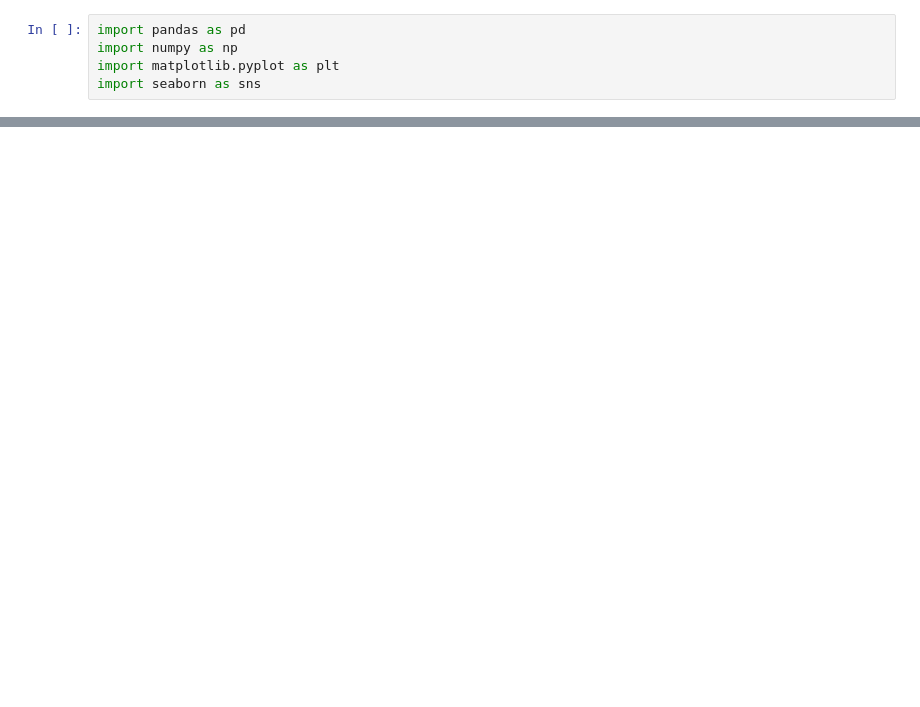
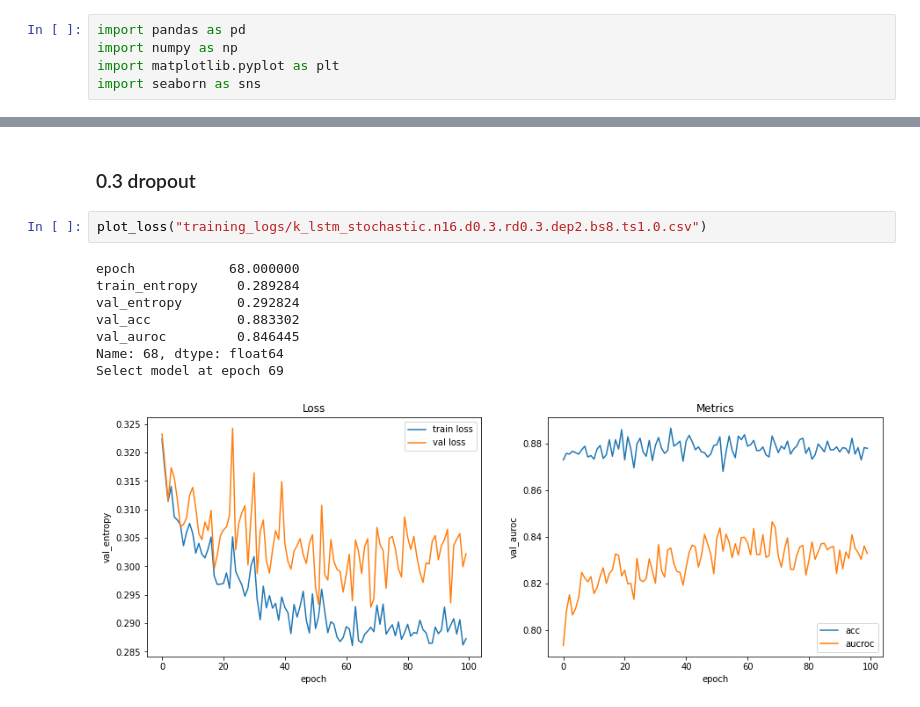
Before and after one commit to nlhkh/mimic3-benchmarks, a Jupyter notebook: Anaylise results.ipynb, the cells around one changed output, grey strips where cells are left out. Saved outputs shown, nothing was run; the diff lists cells and outputs as text; blank space fills up the shorter version.

```diff
--- a/Anaylise results.ipynb
+++ b/Anaylise results.ipynb
@@ -105,0 +55,13 @@ plot_loss("k_lstm_stochastic.n16.d1.0.rd1.0.dep2.bs8.ts1.0.csv")
+# %% [markdown]
+### 0.3 dropout
+# %%
+plot_loss("training_logs/k_lstm_stochastic.n16.d0.3.rd0.3.dep2.bs8.ts1.0.csv")
+# %% [output]
+epoch            68.000000
+train_entropy     0.289284
+val_entropy       0.292824
+val_acc           0.883302
+val_auroc         0.846445
+Name: 68, dtype: float64
+Select model at epoch 69
+[figure, added]
```
Also changed, not shown: parts of 60 cells of this notebook, 4 other files.
